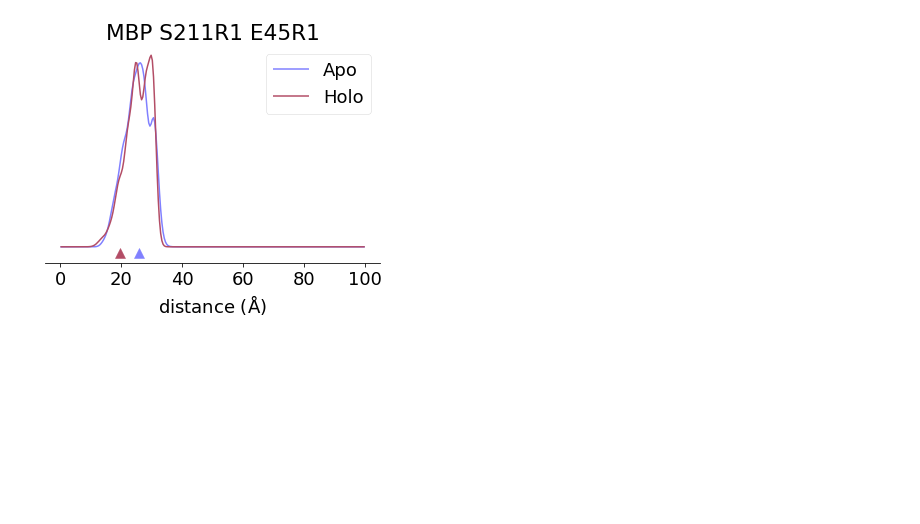
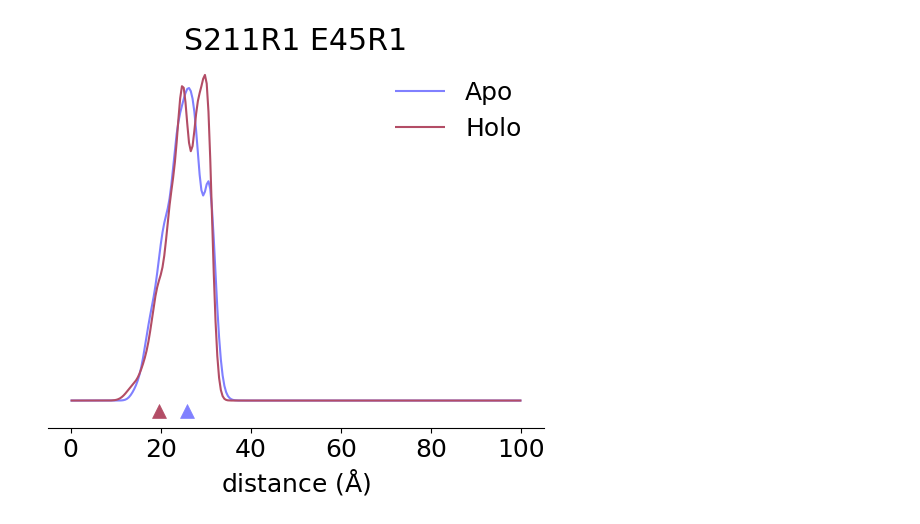
Before and after one commit to StollLab/chiLife, a Jupyter notebook: examples/02 - SDSL Site Screen/02-SDSL Site Screen.ipynb, the cells around one changed output. Cells and saved outputs as stored; diff of their text form; code cells hidden in the pictures; blank space fills up the shorter version.

```diff
--- a/examples/02 - SDSL Site Screen/02-SDSL Site Screen.ipynb
+++ b/examples/02 - SDSL Site Screen/02-SDSL Site Screen.ipynb
@@ -35,6 +35,9 @@ bound_SL1, bound_SL2 = SL_pairs[1][arg]
 unbound_P = Ps[0][arg]
 bound_P = Ps[1][arg]
 # %%
+
+import matplotlib.pyplot as plt
+
 arg = np.argmax(EMDs)
 
 unbound_SL1, unbound_SL2 = SL_pairs[0][arg]
@@ -50,7 +53,7 @@ plt.style.use('chiLife')
 plt.rcParams.update({'font.size': 18})
 
 fig, ax = plt.subplots()
-ax.set_title(f'MBP {bound_SL1.nataa}{bound_SL1.site}R1 {bound_SL2.nataa}{bound_SL2.site}R1')
+ax.set_title(f'{bound_SL1.nataa}{bound_SL1.site}R1 {bound_SL2.nataa}{bound_SL2.site}R1')
 
 ax.plot(r, unbound_P, label='Apo')
 ax.plot(r, bound_P, label='Holo')
@@ -61,13 +64,13 @@ ax.scatter(anf_cbd,-0.003, color='C1', marker='^', s=100)
 
 ax.set_yticks([])
 ax.set_xlabel(r'distance ($\rm\AA$)')
-ax.legend()
+ax.legend(frameon=False)
 
 for spine in ['left', 'top', 'right']:
     ax.spines[spine].set_visible(False)
 
 plt.show()
-fig.savefig(f'MBP {bound_SL1.nataa}{bound_SL1.site}R1 {bound_SL2.nataa}{bound_SL2.site}R1 Pr.png', bbox_inches='tight', dpi=1000)
+fig.savefig(f'{bound_SL1.nataa}{bound_SL1.site}R1 {bound_SL2.nataa}{bound_SL2.site}R1 Pr.png', bbox_inches='tight', dpi=1000)
 xl.save('omp_S1.pdb', *SL_pairs[0][arg], unbound)
 xl.save('anf_S1.pdb', *SL_pairs[1][arg], bound)
 # %% [output]
@@ -75,34 +78,34 @@ xl.save('anf_S1.pdb', *SL_pairs[1][arg], bound)
 # %%
 pair = (211, 45)
 unbound_SL1, unbound_SL2 = [xl.SpinLabel('R1M', x, unbound) for x in pair]
 bound_SL1, bound_SL2 = [xl.SpinLabel('R1M', x, bound) for x in pair]
 
 unbound_P = xl.distance_distribution(unbound_SL1, unbound_SL2, r)
 bound_P = xl.distance_distribution(bound_SL1, bound_SL2, r)
 
 omp_cbd = np.linalg.norm(unbound_SL1.coords[0, unbound_SL1.atom_names=='CB'] - unbound_SL2.coords[0, unbound_SL2.atom_names=='CB'])
 anf_cbd = np.linalg.norm(bound_SL1.coords[0, bound_SL1.atom_names=='CB'] - bound_SL2.coords[0, bound_SL2.atom_names=='CB'])
 
 fig, ax = plt.subplots()
-ax.set_title(f'MBP {bound_SL1.nataa}{bound_SL1.site}R1 {bound_SL2.nataa}{bound_SL2.site}R1')
+ax.set_title(f'{bound_SL1.nataa}{bound_SL1.site}R1 {bound_SL2.nataa}{bound_SL2.site}R1')
 
 ax.plot(r, unbound_P, label='Apo')
 ax.plot(r, bound_P, label='Holo')
 
 
 ax.scatter(omp_cbd,-0.003, color='C0', marker='^', s=100)
 ax.scatter(anf_cbd,-0.003, color='C1', marker='^', s=100)
 
 ax.set_yticks([])
 ax.set_xlabel(r'distance ($\rm\AA$)')
-ax.legend()
+ax.legend(frameon=False)
 
 for spine in ['left', 'top', 'right']:
     ax.spines[spine].set_visible(False)
 
 plt.show()
-fig.savefig(f'MBP {bound_SL1.nataa}{bound_SL1.site}R1 {bound_SL2.nataa}{bound_SL2.site}R1 Pr.png', bbox_inches='tight', dpi=1000)
-xl.save('omp_S1.pdb', *SL_pairs[0][arg], unbound)
-xl.save('anf_S1.pdb', *SL_pairs[1][arg], bound)
+fig.savefig(f'{bound_SL1.nataa}{bound_SL1.site}R1 {bound_SL2.nataa}{bound_SL2.site}R1 Pr.png', bbox_inches='tight', dpi=1000)
+xl.save('omp_S2.pdb', unbound_SL1, unbound_SL2, unbound)
+xl.save('anf_S2.pdb', bound_SL1, bound_SL2, bound)
 # %% [output]
-[figure, old version]
+[figure, new version]
```
Also changed, not shown: parts of 1 cell of this notebook, 26 other files.
